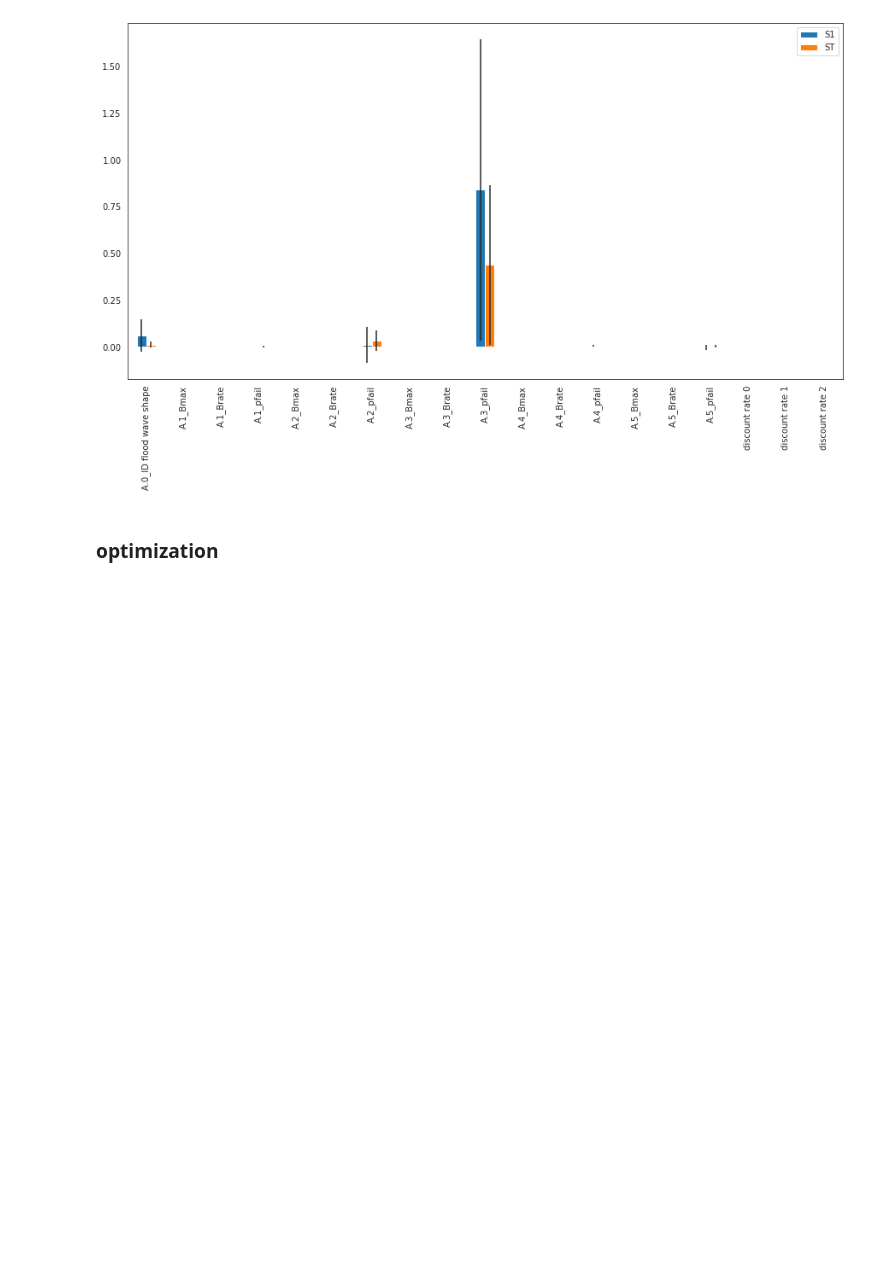
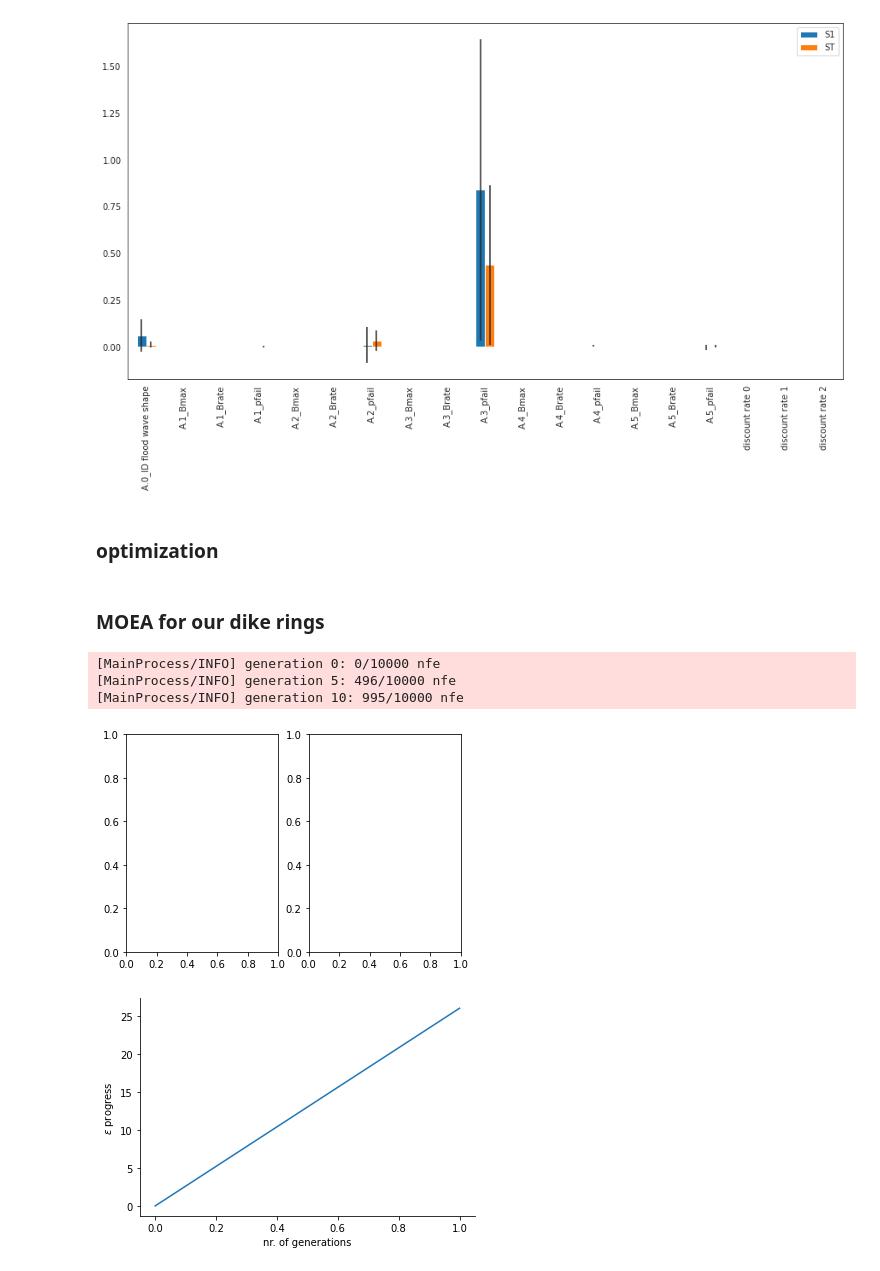
Before and after one commit to triple-capacho/EPA1361, a Jupyter notebook: final assignment/FinalRunNeat.ipynb, the cells around one changed output. Cells and saved outputs as stored; diff of their text form; code cells hidden in the pictures; blank space fills up the shorter version.

```diff
--- a/final assignment/FinalRunNeat.ipynb
+++ b/final assignment/FinalRunNeat.ipynb
@@ -737,3 +737,57 @@ fig.subplots_adjust(bottom=0.3)
 plt.show()
 # %% [markdown]
 ### optimization
+# %% [markdown]
+### MOEA for our dike rings
+# %%
+model, planning_steps = problem_definition('A4, A5 vars')
+# %%
+reference_values = {'Bmax': 175, 'Brate': 1.5, 'pfail': 0.5,
+                        'discount rate': 3.5,
+                        'ID flood wave shape': 4}
+scen1 = {}
+
+for key in model.uncertainties:
+    name_split = key.name.split('_')
+
+    if len(name_split) == 1:
+        scen1.update({key.name: reference_values[key.name[:-2]]})
+
+    else:
+        scen1.update({key.name: reference_values[name_split[1]]})
+
+ref_scenario = Scenario('reference', **scen1)
+
+convergence_metrics = [EpsilonProgress()]
+epsilon = [0.05,] * len(model.outcomes)
+nfe=10000
+
+with MultiprocessingEvaluator(model) as evaluator:
+    results, convergence = evaluator.optimize(nfe=nfe,
+                                              searchover='levers',
+                                              epsilons=epsilon,
+                                              convergence=convergence_metrics,
+                                              reference=ref_scenario
+                                              )
+
+# with MultiprocessingEvaluator(model) as evaluator:
+#     results, convergence = evaluator.optimize(nfe=100000, searchover='levers',
+#                                     epsilons=epsilon,
+#                                     convergence=convergence_metrics)
+# %% [output]
+[MainProcess/INFO] generation 0: 0/10000 nfe
+[MainProcess/INFO] generation 5: 496/10000 nfe
+[MainProcess/INFO] generation 10: 995/10000 nfe
+# %%
+## epsilon 0.05 80 solutions with 1000 nfe
+fig, (ax1, ax2) = plt.subplots(ncols=2, sharex=True)
+fig, ax1 = plt.subplots(ncols=1)
+ax1.plot(convergence.epsilon_progress)
+ax1.set_xlabel('nr. of generations')
+ax1.set_ylabel('$\epsilon$ progress')
+#    ax2.plot(convergence.hypervolume)
+#    ax2.set_ylabel('hypervolume')
+sns.despine()
+# %% [output]
+[figure, added]
+[figure, added]
```
Also changed, not shown: parts of 9 cells of this notebook.
